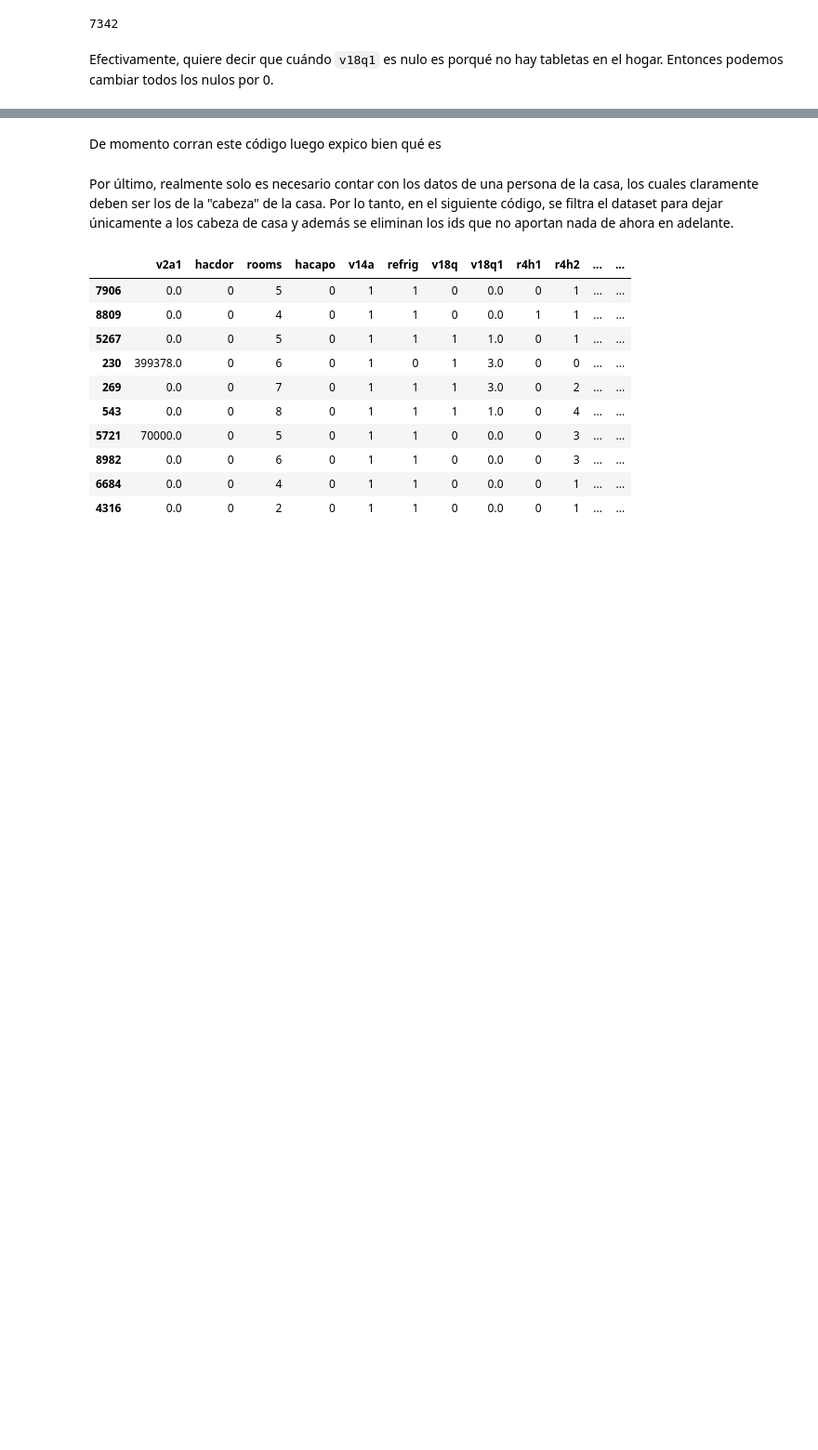
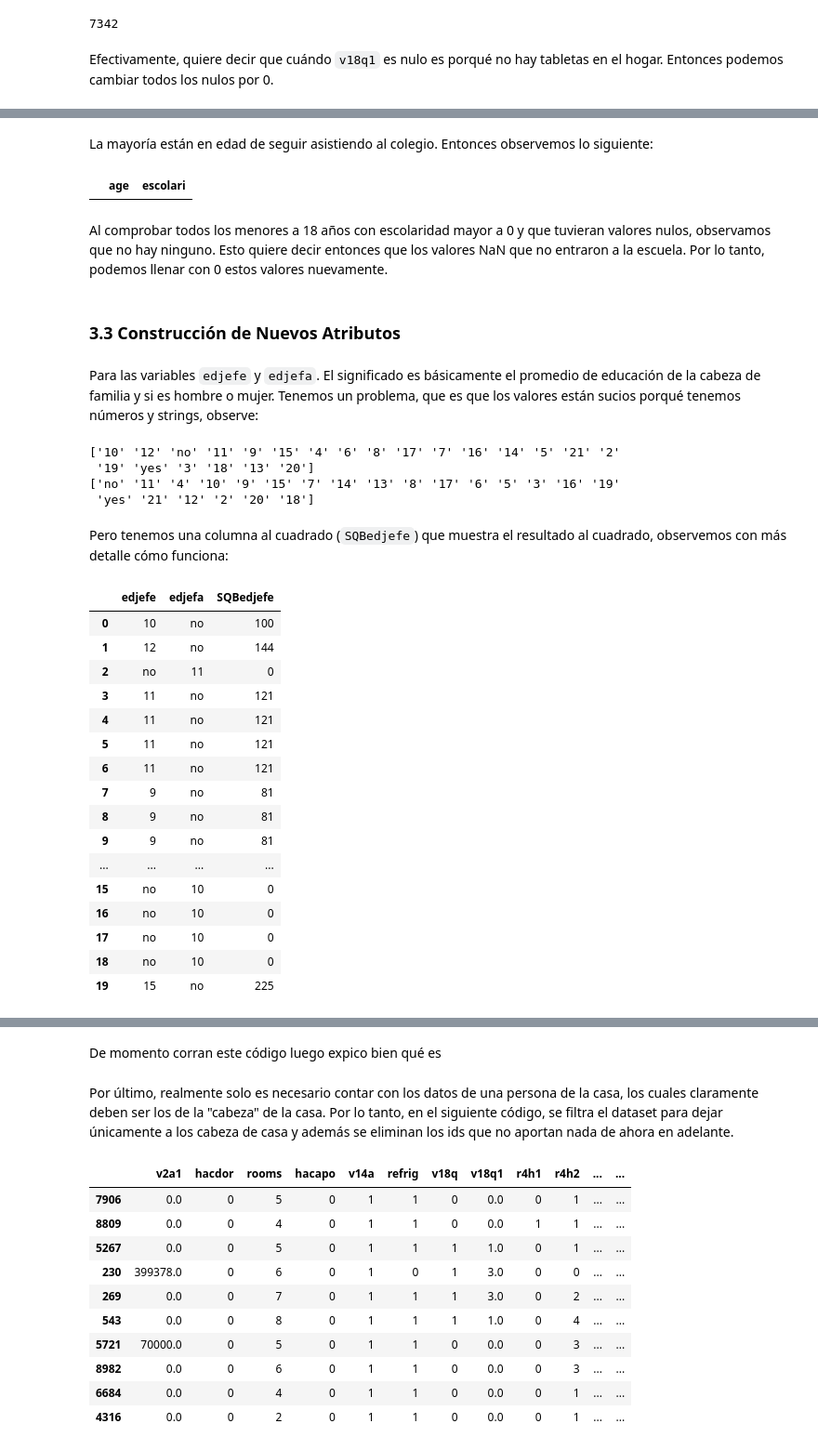
Before and after one commit to Sebasberacu/ML-Fundamentals, a Jupyter notebook: src/data-analysis.ipynb, the cells around one changed output, grey strips where cells are left out. Shown: that part at 93% size. Cells and saved outputs as stored; diff of their text form; code cells hidden in the pictures; blank space fills up the shorter version.

```diff
--- a/src/data-analysis.ipynb
+++ b/src/data-analysis.ipynb
@@ -401 +433,11 @@ Y la última variable a la que le debemos limpiar sus valores nulos es `rez_esc`
+# %% [markdown]
+La mayoría están en edad de seguir asistiendo al colegio. Entonces observemos lo siguiente:
+# %%
+# Filter NaN values
+rez_esc_nan = df_train[df_train['rez_esc'].isnull()]
+rez_esc_nan[(rez_esc_nan['age'] < 18) & rez_esc_nan['escolari'] > 0][['age', 'escolari']]
+# %% [output]
+|  | age | escolari |
+# %% [markdown]
+Al comprobar todos los menores a 18 años con escolaridad mayor a 0 y que tuvieran valores nulos, observamos que no hay ninguno. Esto quiere decir entonces que los valores NaN que no entraron a la escuela. Por lo tanto, podemos llenar con 0 estos valores nuevamente.
 # %%
@@ -402 +445,35 @@ Y la última variable a la que le debemos limpiar sus valores nulos es `rez_esc`
 df_train['rez_esc'] = df_train['rez_esc'].fillna(0)
+# %% [markdown]
+### **3.3 Construcción de Nuevos Atributos**
+# %% [markdown]
+Para las variables `edjefe` y `edjefa`. El significado es básicamente el promedio de educación de la cabeza de familia y si es hombre o mujer. Tenemos un problema, que es que los valores están sucios porqué tenemos números y strings, observe:
+# %%
+print(df_train['edjefe'].unique())
+print(df_train['edjefa'].unique())
+# %% [output]
+['10' '12' 'no' '11' '9' '15' '4' '6' '8' '17' '7' '16' '14' '5' '21' '2'
+ '19' 'yes' '3' '18' '13' '20']
+['no' '11' '4' '10' '9' '15' '7' '14' '13' '8' '17' '6' '5' '3' '16' '19'
+ 'yes' '21' '12' '2' '20' '18']
+# %% [markdown]
+Pero tenemos una columna al cuadrado (`SQBedjefe`) que muestra el resultado al cuadrado, observemos con más detalle cómo funciona:
+# %%
+df_train[['edjefe', 'edjefa', 'SQBedjefe']][:20]
+# %% [output]
+|  | edjefe | edjefa | SQBedjefe |
+| 0 | 10 | no | 100 |
+| 1 | 12 | no | 144 |
+| 2 | no | 11 | 0 |
+| 3 | 11 | no | 121 |
+| 4 | 11 | no | 121 |
+| 5 | 11 | no | 121 |
+| 6 | 11 | no | 121 |
+| 7 | 9 | no | 81 |
+| 8 | 9 | no | 81 |
+| 9 | 9 | no | 81 |
+| ... | ... | ... | ... |
+| 15 | no | 10 | 0 |
+| 16 | no | 10 | 0 |
+| 17 | no | 10 | 0 |
+| 18 | no | 10 | 0 |
+| 19 | 15 | no | 225 |
```
Also changed, not shown: parts of 36 cells of this notebook.
